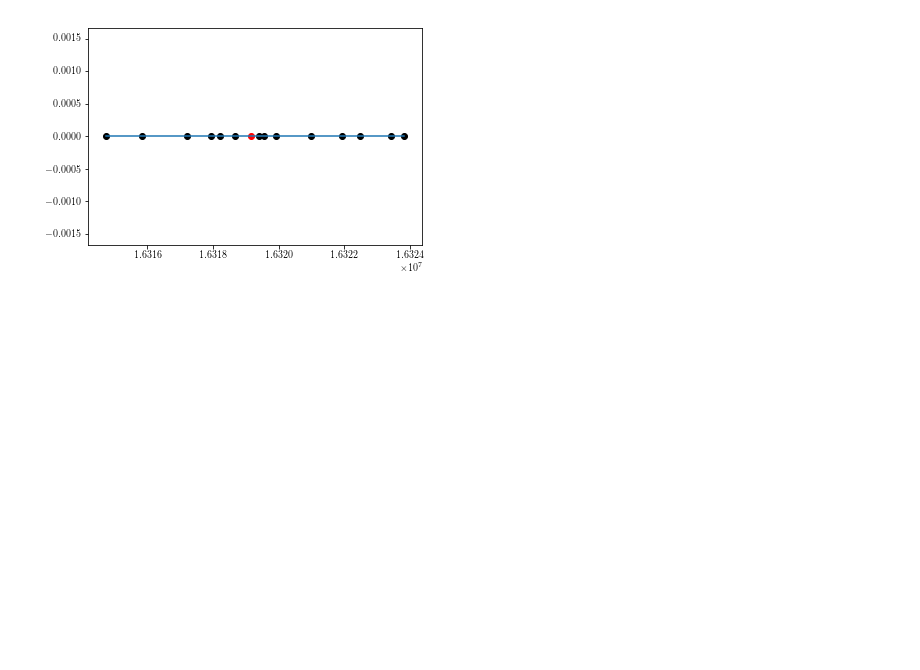
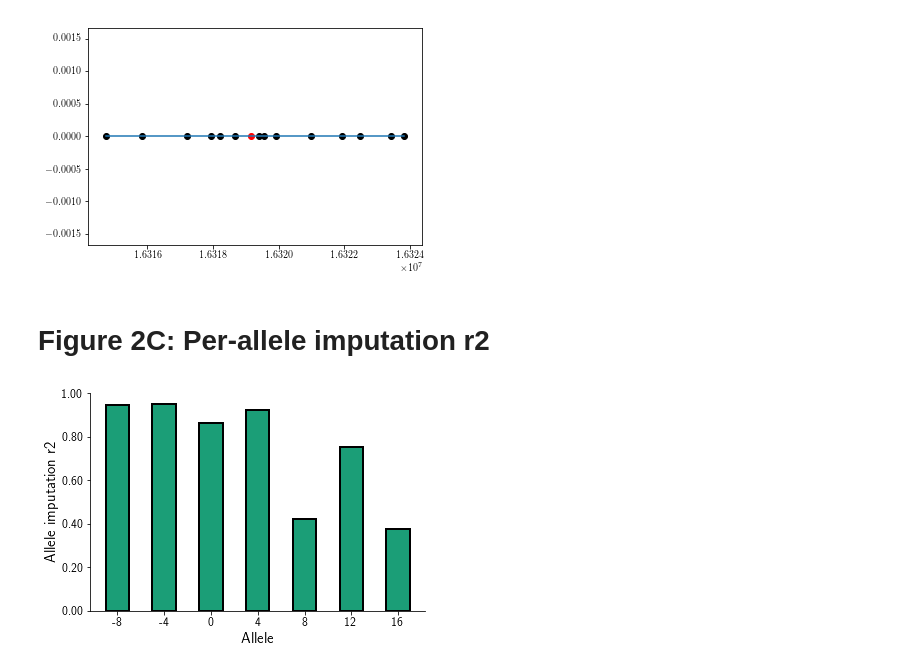
Before and after one commit to gymreklab/ssc-imputation, a Jupyter notebook: haplotype_paper/Figures/Figure3_SSCExampleLoci.ipynb, the cells around one changed output. Cells and saved outputs as stored; diff of their text form; code cells hidden in the pictures; blank space fills up the shorter version.

```diff
--- a/haplotype_paper/Figures/Figure3_SSCExampleLoci.ipynb
+++ b/haplotype_paper/Figures/Figure3_SSCExampleLoci.ipynb
@@ -12,6 +12,7 @@ START=16319166 # Figure example
 #START=17632350
 OUTPATH="pdfs/"
 PREFIX="Figure3"
+DATADIR="/storage/mgymrek/ssc-imputation/"
 
 # Allow us to edit fonts in Illustrator
 import matplotlib
@@ -215,3 +216,27 @@ for item in snppos:
 fig.savefig(os.path.join(OUTPATH, "%s_ExamplePositions.pdf"%PREFIX))
 # %% [output]
 [figure]
+# %% [markdown]
+# Figure 2C: Per-allele imputation r2
+# %%
+ar2 = pd.read_csv(os.path.join(DATADIR, "loo","l1o_alleler2.tab"), sep="\t")
+ar2 = ar2[(ar2["locus1"]=="%s:%s"%(CHROM, START)) & ~np.isnan((ar2["r2"]))]
+ar2 = ar2.sort_values("allele")
+
+fig = plt.figure()
+ax = fig.add_subplot(111)
+ax.bar(left=list(ar2["allele"].values), height=ar2["r2"], width=2, color='#1b9e77', edgecolor="black", linewidth=2)
+
+ax.spines['right'].set_visible(False)
+ax.spines['top'].set_visible(False)
+ax.yaxis.set_ticks_position('left')
+ax.xaxis.set_ticks_position('bottom')
+ax.set_xlabel("Allele", size=15)
+ax.set_ylabel("Allele imputation r2", size=15)
+ax.set_xticks(list(ar2["allele"].values))
+ax.set_xticklabels([int(x) for x in ax.get_xticks()], size=12)
+ax.set_yticklabels(["%0.2f"%(x) for x in ax.get_yticks()], size=12);
+
+fig.savefig(os.path.join(OUTPATH, "%s_ExampleAlleleR2.pdf"%PREFIX))
+# %% [output]
+[figure, added]
```
Also changed, not shown: parts of 3 cells of this notebook, 3 other files.
